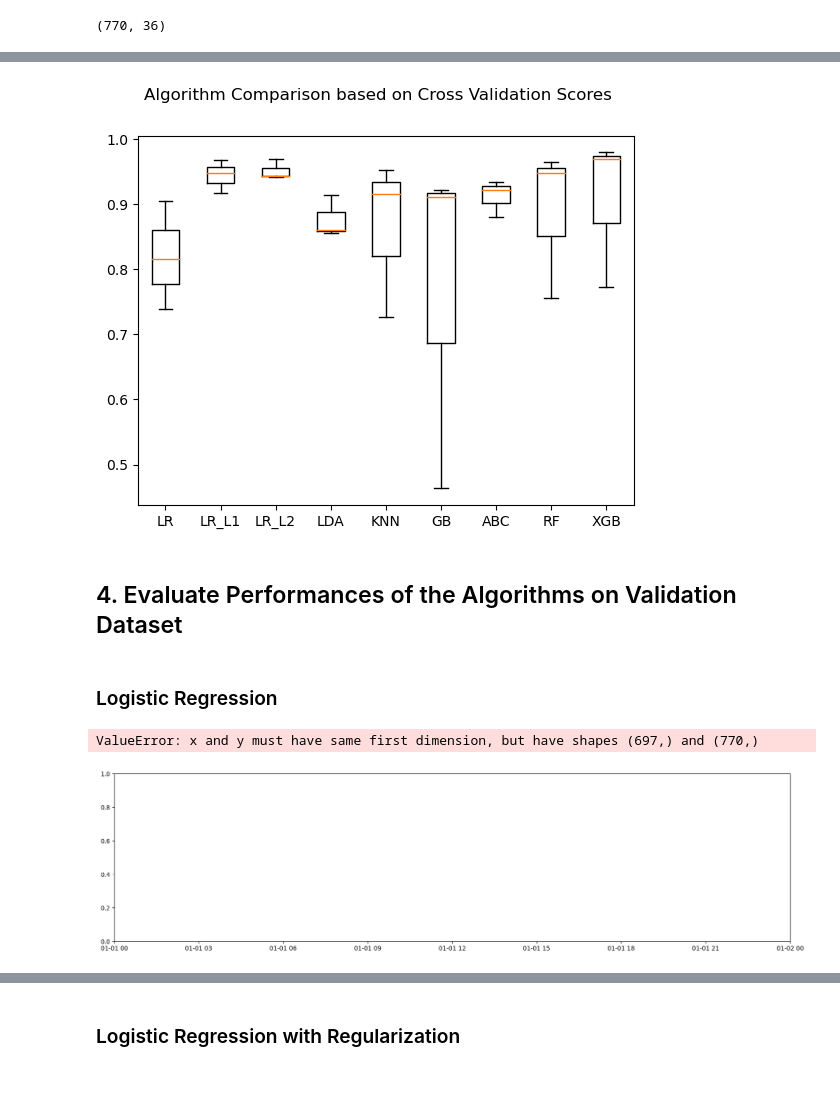
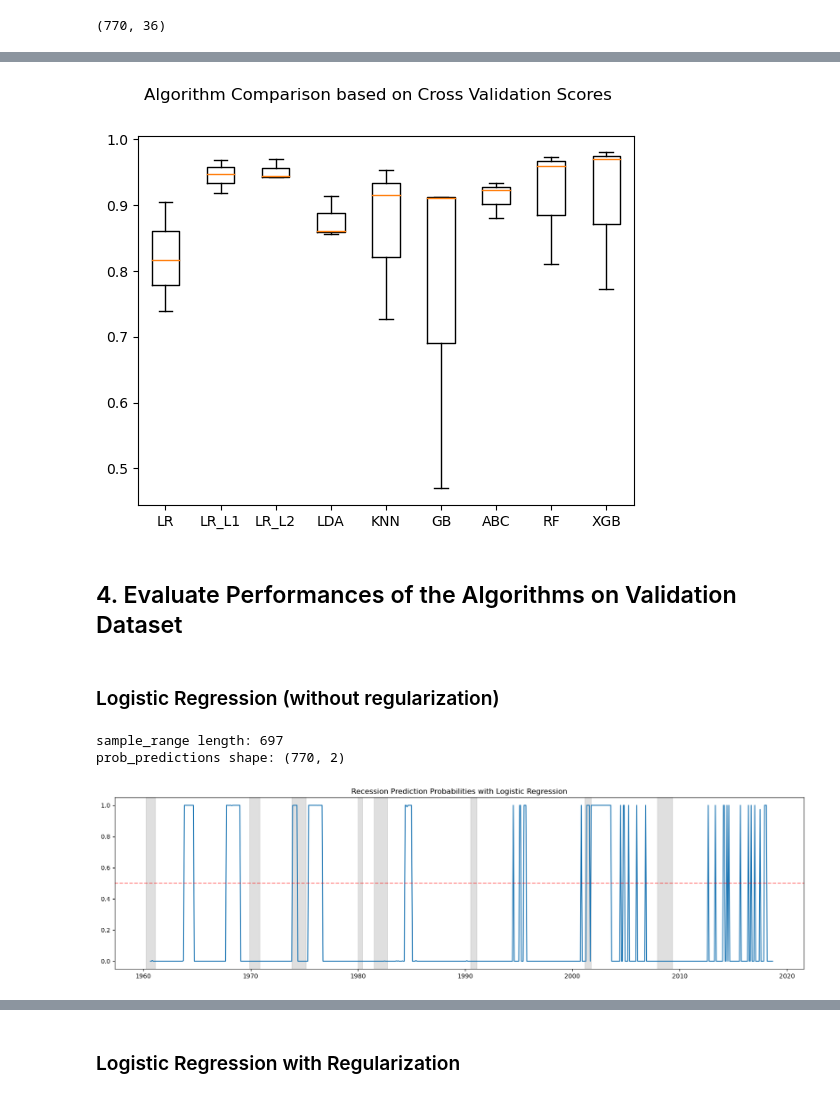
Before and after one commit to atkrish0/regime-shift-forecasting, a Jupyter notebook: RSF.ipynb, the cells around one changed output, grey strips where cells are left out. Drawn from its saved outputs; the diff is of its cells as text; code cells hidden in the pictures.

```diff
--- a/RSF.ipynb
+++ b/RSF.ipynb
@@ -225,4 +225,16 @@ Our exercise will be based on classification problem. We have two binary outcome
 5. Then we make predictions on the validation dataset with selected models. First, we use __[`GridSearchCV`](https://scikit-learn.org/stable/modules/generated/sklearn.model_selection.GridSearchCV.html)__ for selected model on training dataset to find best combination of parameters for the model. Then we evaluate the model on validation dataset and report accuracy metrics and feature importance results.
 # %% [markdown]
 ## 3. Feature Selection with $L_1$ Penalty <a id="3"></a>
+# %%
+# Ensure Date column is in datetime format
+df["Date"] = pd.to_datetime(df["Date"])
+
+# Define the correct split point
+split_date = pd.Timestamp("1996-12-01")
+df_idx_arr = df.index[df["Date"] == split_date]
+
+# Check if the date exists
+if df_idx_arr.empty:
+    raise ValueError(f"Date {split_date} not found in df['Date']")
+df_idx = df_idx_arr[0]
 # %%
@@ -421,11 +426,11 @@ plt.boxplot(results)
 ax.set_xticklabels(names)
 plt.show()
 # %% [output]
-[figure, old version]
+[figure, new version]
 # %% [markdown]
 ## 4. Evaluate Performances of the Algorithms on Validation Dataset <a id="4"></a>
 # %% [markdown]
-### Logistic Regression
+### Logistic Regression (without regularization)
 # %%
 model=LogisticRegression(C=1e09) # high penalty
 LR=model.fit(df_training_features,df_training_targets)
@@ -448,14 +455,24 @@ rec_spans.append([datetime.datetime(2007,12,1), datetime.datetime(2009,5,1)])
+# %%
+print("sample_range length:", len(sample_range))
+print("prob_predictions shape:", prob_predictions.shape)
+# %% [output]
+sample_range length: 697
+prob_predictions shape: (770, 2)
 # %%
-sample_range = pd.date_range(start='9/1/1960', end='9/1/2018', freq='MS')
+plt.figure(figsize=(20, 5))
 
-plt.figure(figsize=(20,5))
-plt.plot(sample_range.to_series().values, prob_predictions[:,0])
+# Trim prob_predictions to match sample_range
+aligned_preds = prob_predictions[-len(sample_range):, 0]  # take the most recent 697 values
+
+plt.plot(sample_range, aligned_preds)
+
+# Recession shading
 for i in range(len(rec_spans)):
-    plt.axvspan(rec_spans[i][0], rec_spans[i][len(rec_spans[i]) - 1], alpha=0.25, color='grey')
-plt.axhline(y=0.5, color='r', ls='dashed', alpha = 0.5)
-plt.title('Recession Prediction Probabalities with Logistic Regression')
-plt.savefig('plot1.png',  bbox_inches='tight')
+    plt.axvspan(rec_spans[i][0], rec_spans[i][-1], alpha=0.25, color='grey')
+
+plt.axhline(y=0.5, color='r', ls='dashed', alpha=0.5)
+plt.title('Recession Prediction Probabilities with Logistic Regression')
+plt.savefig('plot1.png', bbox_inches='tight')
 plt.show()
 # %% [output]
-ValueError: x and y must have same first dimension, but have shapes (697,) and (770,)
-[figure, old version]
+[figure, new version]
```
Also changed, not shown: parts of 11 cells of this notebook, 7 other files.
